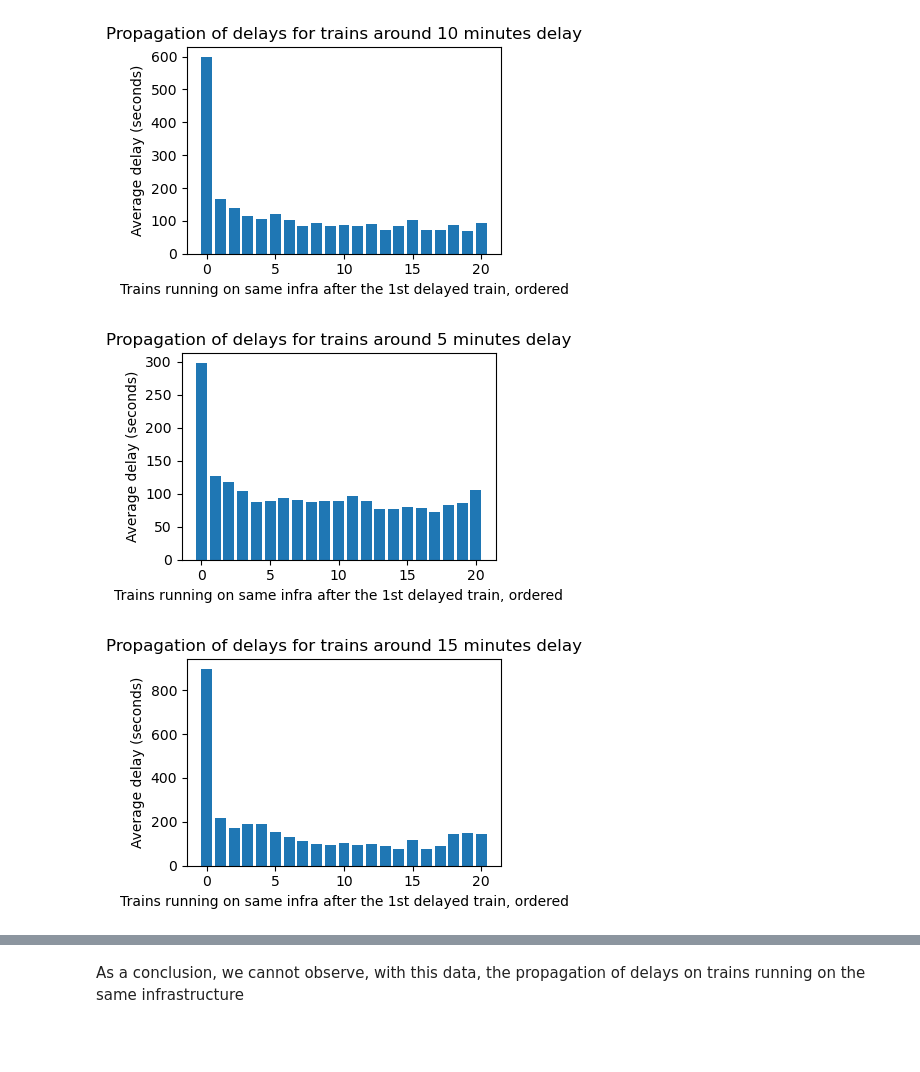
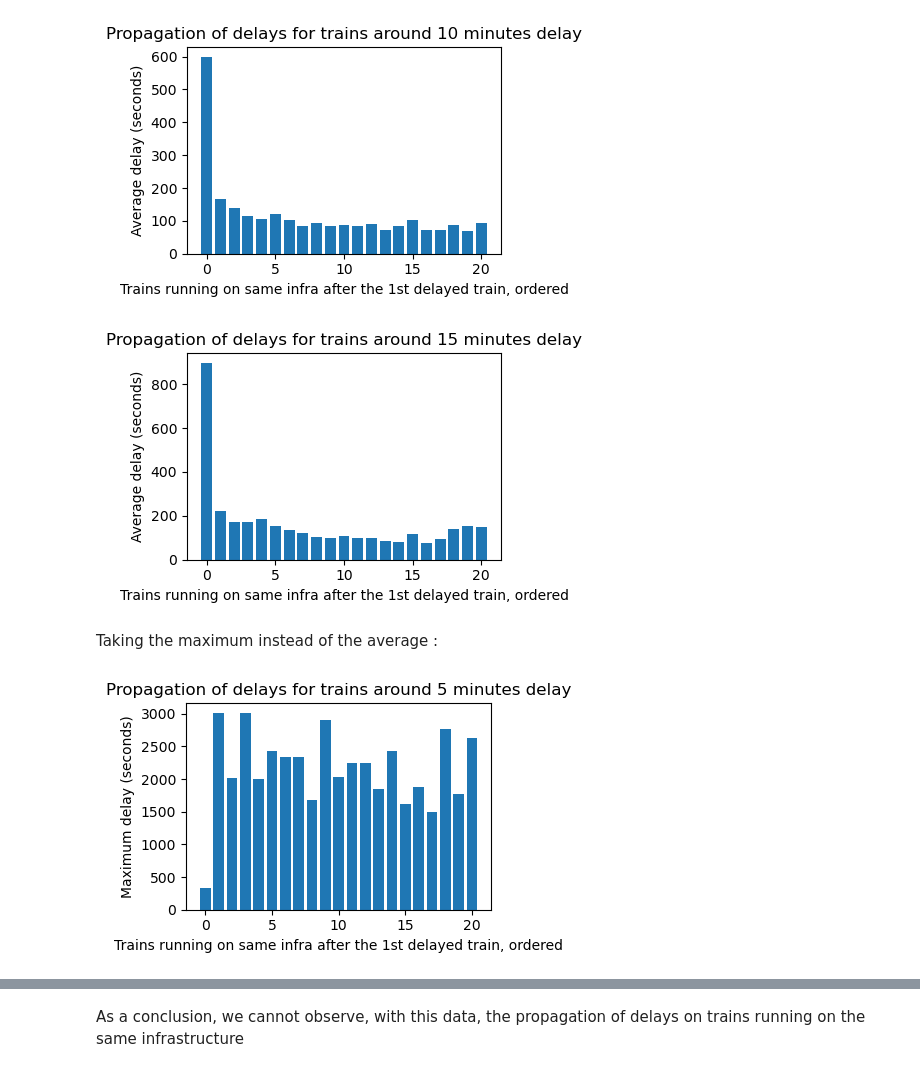
Before and after one commit to Merelkramer/Group2_NS, a Jupyter notebook: DataViz.ipynb, the cells around one changed output, grey strips where cells are left out. Cells and saved outputs as stored; diff of their text form; code cells hidden in the pictures; blank space fills up the shorter version.

```diff
--- a/DataViz.ipynb
+++ b/DataViz.ipynb
@@ -30,14 +30,27 @@ This are the infrastructures of our scope. One infrastructure is defined by the
 
 infra = [
     ["Shl", "Hfd", "Rtd"], #High-Speed-line
-    ["Shl", "Hfd", "Nvp", "SSh", "Ledn", "Dvnk","Vst", "Gvm", "Laa", "Gvc"], #Slow line Schiphol-Den Haag Central
-    ["Shl", "Hfd", "Nvp", "SSh", "Ledn", "Dvnk","Vst", "Gvm", "Laa", "Gv", "Gvmw","Rsw", "Dt", "Dtcp","Sdm", "Rtd"],  #Slow line with no stop at Den Haag Central
+    ["Shl", "Hfd", "Nvp", "Ssh", "Ledn", "Dvnk","Vst", "Gvm", "Laa", "Gvc"], #Slow line Schiphol-Den Haag Central
+    ["Shl", "Hfd", "Nvp", "Ssh", "Ledn", "Dvnk","Vst", "Gvm", "Laa", "Gv", "Gvmw","Rsw", "Dt", "Dtcp","Sdm", "Rtd"],  #Slow line with no stop at Den Haag Central
     ["Gvc", "Gv", "Gvmw","Rsw", "Dt", "Dtcp","Sdm", "Rtd"], #Slow line Den Haag Central- Rotterdam Central
     ['Rtd', 'Hfd', 'Shl'], #High speed line (reverse)
-    ['Gvc', 'Laa', 'Gvm', 'Vst', 'Dvnk', 'Ledn', 'SSh', 'Nvp', 'Hfd', 'Shl'],  #Slow line Schiphol-Den Haag Central(reverse)
-    ['Rtd','Sdm','Dtcp','Dt','Rsw','Gvmw','Gv','Laa','Gvm','Vst','Dvnk','Ledn','SSh','Nvp','Hfd','Shl'], #Slow line with no stop at Den Haag Central (reverse)
+    ['Gvc', 'Laa', 'Gvm', 'Vst', 'Dvnk', 'Ledn', 'Ssh', 'Nvp', 'Hfd', 'Shl'],  #Slow line Schiphol-Den Haag Central(reverse)
+    ['Rtd','Sdm','Dtcp','Dt','Rsw','Gvmw','Gv','Laa','Gvm','Vst','Dvnk','Ledn','Ssh','Nvp','Hfd','Shl'], #Slow line with no stop at Den Haag Central (reverse)
     ['Rtd', 'Sdm', 'Dtcp', 'Dt', 'Rsw', 'Gvmw', 'Gv', 'Gvc'] #Slow line Den Haag Central- Rotterdam Central(reverse)
 ]
+
+labels = [
+    "HighSpeed_Shl_Rtd",
+    "Slow_Shl_Gvc",
+    "Slow_Shl_Rtd",
+    "Slow_Gvc_Rtd",
+    "HighSpeed_Rtd_Shl",
+    "Slow_Gvc_Shl",
+    "Slow_Rtd_Shl",
+    "Slow_Rtd_Gvc"
+]
+
+infra_dict = dict(zip(labels, infra))
 # %% [markdown]
 # Map visualisations
 # %% [markdown]
@@ -57,7 +99,6 @@ stations_codes = gpd.GeoDataFrame(stations_codes, geometry='geometry')
 # %% [markdown]
 We split the sections given by the attribute TRAJECT in multiple sections so that it follows the accurate railway infrastructure
 # %%
-intermediate_sections = df.copy()
 new_rows_all = []
 
 rows_to_delete = []
@@ -69,13 +110,14 @@ for i, row in intermediate_sections.iterrows():
             for j in range(1, len(intermediate_stops)):
                 section = f"{intermediate_stops[j-1]}_{intermediate_stops[j]}"
                 inserted_row = row.copy()
-                inserted_row["TRAJECT"] = section
+                inserted_row["TRAJECT_infra"] = section
                 inserted_row["station1"] = intermediate_stops[j-1]
                 inserted_row["station2"] = intermediate_stops[j]
                 new_rows_all.append(inserted_row)
+                df.loc[i, "global_infra"] = [k for k, v in infra_dict.items() if v == infrastructure][0]
             rows_to_delete.append(i)
             trouve = True
-
-intermediate_sections=intermediate_sections.drop(rows_to_delete)
-df_new_rows = pd.DataFrame(new_rows_all)
-intermediate_sections = pd.concat([intermediate_sections, df_new_rows], ignore_index=True)
+        if trouve==False and row["station1"] in infrastructure :
+            if row["station2"] in infrastructure[infrastructure.index(row["station1"])+1:]:
+                df.loc[i, "global_infra"] = [k for k, v in infra_dict.items() if v == infrastructure][0]
+                trouve = True
@@ -703,12 +842,14 @@ plot_propagation_of_delays(minute)
 # %% [output]
 [figure]
 # %%
-minute = 5
-plot_propagation_of_delays(minute)
+minute = 15
+plot_propagation_of_delays(minute,small_delays, "Average")
 # %% [output]
-[figure, old version]
+[figure, new version]
+# %% [markdown]
+Taking the maximum instead of the average :
 # %%
-minute = 15
-plot_propagation_of_delays(minute)
+minute = 5
+plot_propagation_of_delays(minute,small_delays, "Maximum")
 # %% [output]
-[figure, old version]
+[figure, new version]
```
Also changed, not shown: parts of 22 cells of this notebook.
